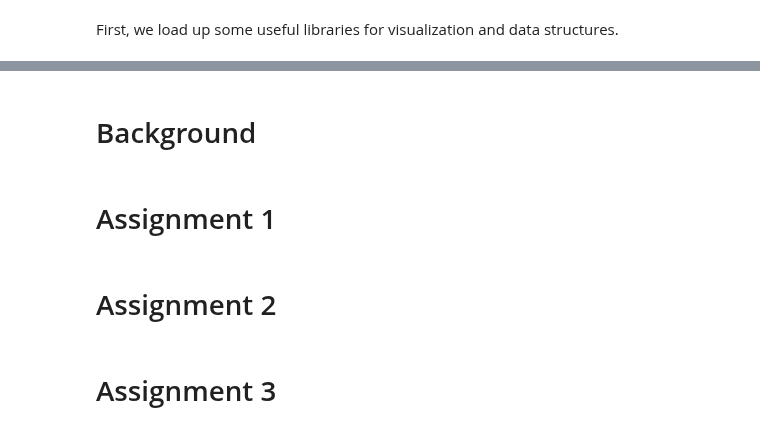
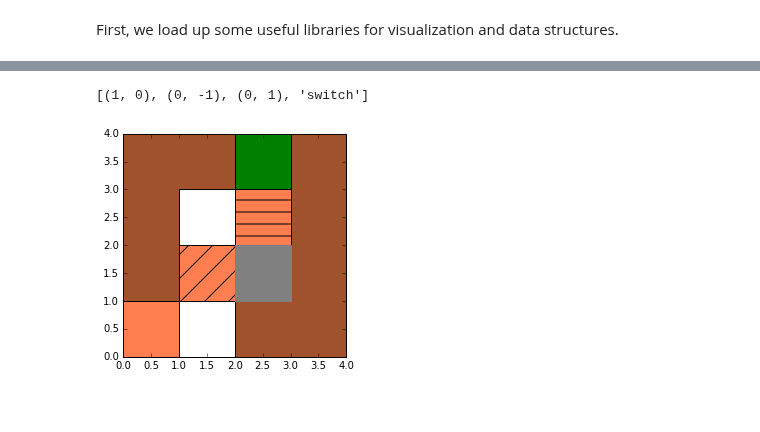
Before and after one commit to JoeOsborn/spcs-ai, a Jupyter notebook: projects/3-mazes/Maze Solvers.ipynb, the cells around one changed output, grey strips where cells are left out. Saved outputs shown, nothing was run; the diff lists cells and outputs as text; code cells hidden in the pictures; blank space fills up the shorter version.

Commit message:
Finished maze assignment.

```diff
--- a/projects/3-mazes/Maze Solvers.ipynb
+++ b/projects/3-mazes/Maze Solvers.ipynb
@@ -12,12 +17,12 @@ import copy
 # %%
 class Maze:
     SwitchMap = {"0":"a", "1":"b", "2":"c", "3":"d", "4":"e", "5":"f", "6":"g", "7":"h", "8":"i", "9":"j"}
-    Colors = {"a":"thistle","b":"tan","c":"palegreen","d":"blue","e":"cyan","f":"magenta","g":"yellow","h":"olive","i":"brown","j":"darkgreen",
-              "0":"thistle","1":"tan","2":"palegreen","3":"blue","4":"cyan","5":"magenta","6":"yellow","7":"olive","8":"brown","9":"darkgreen",
+    Colors = {"a":"coral","b":"tan","c":"palegreen","d":"blue","e":"cyan","f":"magenta","g":"yellow","h":"olive","i":"purple","j":"darkgreen",
+              "0":"coral","1":"tan","2":"palegreen","3":"blue","4":"cyan","5":"magenta","6":"yellow","7":"olive","8":"purple","9":"darkgreen",
              "?":"orange",
              "!":"red",
              "x":"green","@":"gray",
-             "#":None,".":None}
+             "#":"sienna",".":"white"}
 
     def __init__(self,rows):
         self.grid = [list(r) for r in rows]
@@ -26,6 +31,7 @@ class Maze:
         width = len(self.grid[0])
         self.exit_pos = None
         self.player_pos = None
+        self.player_alive = True
         for y in range(0,height):
             assert len(self.grid[y]) == width, "All rows must be equal length!"
             for x in range(0,width):
@@ -51,6 +57,7 @@ class Maze:
         return c
 
     def toggle(self):
+        assert self.player_alive
         height = len(self.grid)
         width = len(self.grid[0])
         (px,py) = self.player_pos
@@ -61,6 +68,10 @@ class Maze:
                 self.grid[y][x] = self.toggle_cell(switchnum,self.grid[y][x])
 
     def is_free(self,x,y):
+        if y < 0 or y >= len(self.grid):
+            return False
+        if x < 0 or x >= len(self.grid[0]):
+            return False
         cell = self.grid[y][x]
         return (
             cell == "." or
@@ -69,23 +80,34 @@ class Maze:
         )
 
     def move_player(self,dx,dy):
+        assert self.player_alive
         assert abs(dx)+abs(dy) == 1
         (x,y) = self.player_pos
         (newx,newy) = (x+dx,y+dy)
         assert self.is_free(newx,newy)
         self.player_pos = (x+dx,y+dy)
-        #TODO: pits
+        cell = self.grid[y+dy][x+dx]
+        if cell == "?" and random.random() < 0.3:
+            self.player_alive = False
+        if cell == "!" and random.random() < 0.6:
+            self.player_alive = False
 
     def available_moves(self):
-        #TODO: walk in up to four directions or toggle
-        return []
+        if not self.player_alive:
+            return []
+        (x,y) = self.player_pos
+        can_switch = self.grid[y][x].isnumeric()
+        return [(dx,dy) for (dx,dy) in [(-1,0),(1,0),(0,-1),(0,1)] if self.is_free(x+dx,y+dy)] + (
+            ["switch"] if can_switch else []
+        )
 
     def is_at_exit(self):
-        return self.player_pos == self.exit_pos
+        return self.player_alive and self.player_pos == self.exit_pos
 
     def draw(self):
         fig1 = plt.figure()
         ax1 = fig1.add_subplot(1,1,1, aspect='equal')
+        ax1.set_axis_bgcolor('sienna')
         height = len(self.grid)
         width = len(self.grid[0])
         ax1.set_xlim([0,width])
@@ -94,37 +116,37 @@ class Maze:
             for x in range(0,width):
                 cell = self.grid[y][x]
                 if cell == "#": continue
-                is_door = cell.isalpha()
+                is_door = cell.isalpha() and cell.lower() != "x"
                 is_pit = cell == "?" or cell == "!"
                 is_open = is_door and cell.islower()
                 is_switch = cell.isnumeric()
                 ax1.add_patch(
                     patches.Rectangle((x, y),
                                       1,1,
-                                      fill=is_door or is_pit,
+                                      fill=True,
                                       facecolor=Maze.Colors[cell.lower()],
-                                      edgecolor=Maze.Colors[cell.lower()],
-                                      alpha=0.2 if is_door and is_open else 1,
-                                      hatch="/" if is_switch else None,
+                                      edgecolor="black",
+                                      hatch="/" if is_switch else ("-" if (is_door and not is_open) else None),
                                       label=cell)
                 )
         ax1.add_patch(
             patches.Rectangle(self.player_pos,
                               1,1,
                               fill=True,
-                              facecolor=Maze.Colors["@"],
-                              edgecolor=Maze.Colors["@"])
+                              hatch="x" if not self.player_alive else None,
+                              facecolor=Maze.Colors["@"] if self.player_alive else "black",
+                              edgecolor=Maze.Colors["@"] if self.player_alive else "white")
         )
         plt.show(fig1)
 
-m=Maze([
+sample=Maze([
         "##X#",
         "#.A#",
         "#0?#",
         "a@##"
     ])
-#TODO: sample maps (simple pathfinding, switch-and-door, and then the ones with low and high probability pits), assignment, blind maps, agent and blind agent skeletons/APIs
-m.move_player(0,1)
-m.toggle()
-m.draw()
+sample.move_player(0,1)
+print(sample.available_moves())
+sample.move_player(1,0)
+sample.draw()
 # %% [output]
@@ -133,8 +153,2 @@ m.draw()
+[(1, 0), (0, -1), (0, 1), 'switch']
+[figure, added]
-# %% [markdown]
-# Background
-# %% [markdown]
-# Assignment 1
-# %% [markdown]
-# Assignment 2
-# %% [markdown]
-# Assignment 3
```
Also changed, not shown: parts of 15 cells of this notebook.
